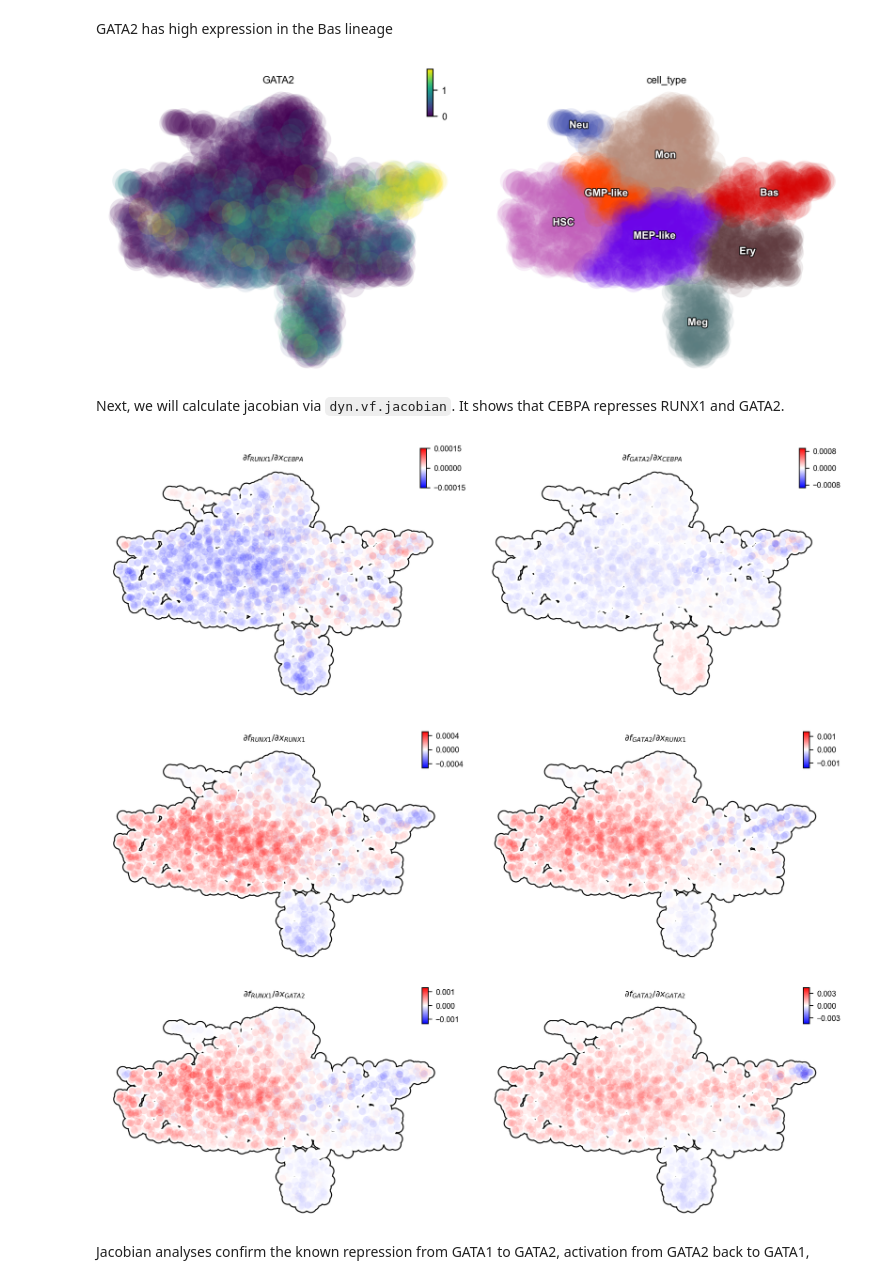
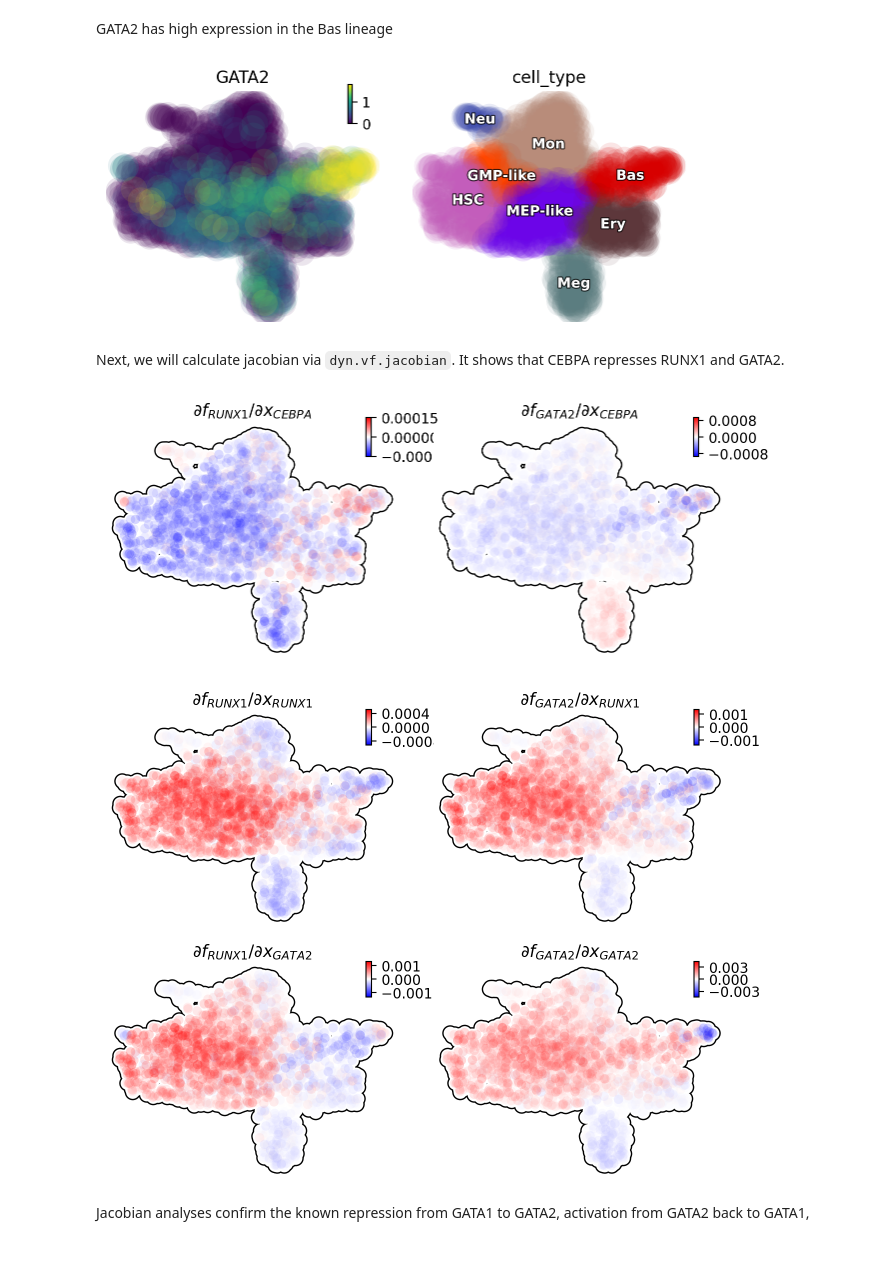
Before and after one commit to aristoteleo/dynamo-tutorials, a Jupyter notebook: tutorial_hsc_dynamo_basophil_lineage.ipynb, the cells around one changed output. Saved outputs shown, nothing was run; the diff lists cells and outputs as text; code cells hidden in the pictures; blank space fills up the shorter version.

Commit message:
Reproduce all the tutorials and optimize the visual effects. [aristoteleo#706](https://github.com/aristoteleo/dynamo-release/issues/706)

```diff
--- a/tutorial_hsc_dynamo_basophil_lineage.ipynb
+++ b/tutorial_hsc_dynamo_basophil_lineage.ipynb
@@ -20,6 +20,7 @@ import dynamo as dyn
 import seaborn as sns
 
 dyn.dynamo_logger.main_silence()
+dyn.configuration.set_figure_params('dynamo', background='white')
 # %%
 adata_labeling = dyn.sample_data.hematopoiesis()
 # %% [markdown]
@@ -35,9 +36,11 @@ In this section, we will show
 # %% [markdown]
 GATA2 has high expression in the Bas lineage
 # %%
-dyn.pl.scatters(adata_labeling, color=["GATA2", "cell_type"])
+dyn.pl.scatters(adata_labeling,
+                color=["GATA2", "cell_type"],
+               figsize=(4,3))
 # %% [output]
-[figure, old version]
+[figure, new version]
 # %% [markdown]
 Next, we will calculate jacobian via `dyn.vf.jacobian`. It shows that CEBPA represses RUNX1 and GATA2.
 # %%
@@ -48,18 +51,20 @@ dyn.pl.jacobian(
     adata_labeling,
     regulators="CEBPA",
     effectors=["RUNX1", "GATA2"],
-    basis="umap"
+    basis="umap",
+    figsize=(4,3)
 )
 # %% [output]
-[figure, old version]
+[figure, new version]
 # %%
 dyn.pl.jacobian(
     adata_labeling,
     effectors=["RUNX1", "GATA2"],
-    basis="umap"
+    basis="umap",
+    figsize=(4,3)
 )
 # %% [output]
-[figure, old version]
+[figure, new version]
 # %% [markdown]
 Jacobian analyses confirm the known repression from GATA1 to GATA2, activation from GATA2 back to GATA1,
 # %%
```
Also changed, not shown: parts of 1 cell of this notebook, 1 other file.
